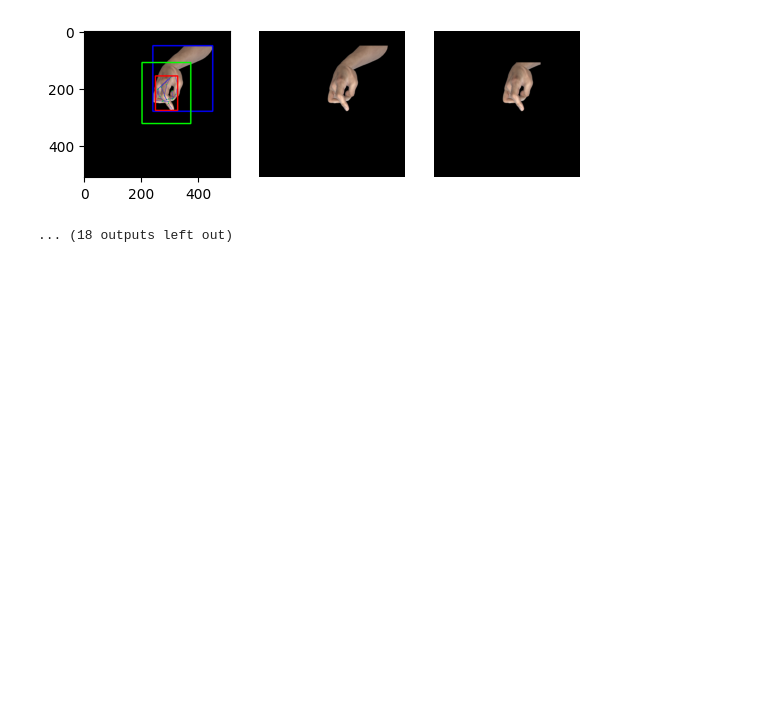
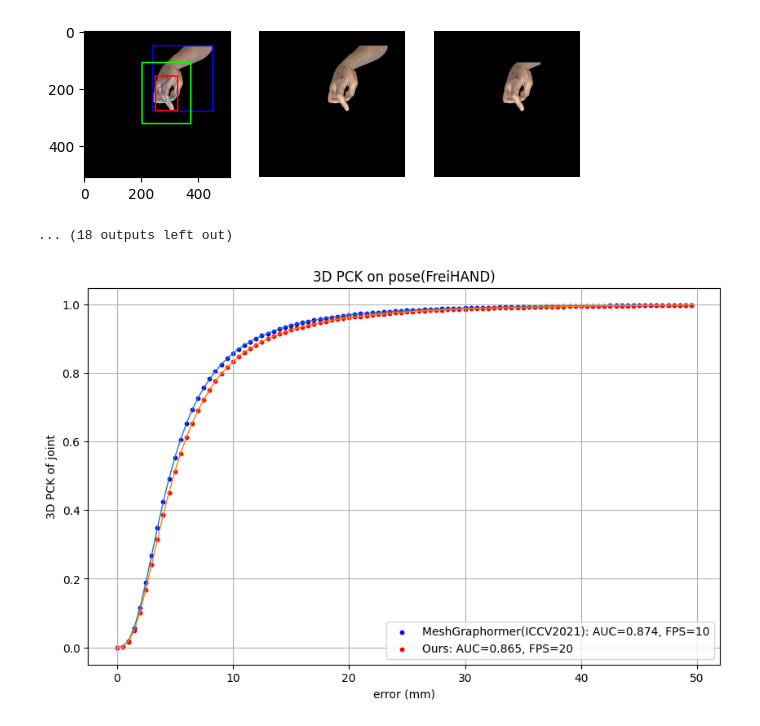
Before and after one commit to leejeongho3214/Synthetic-Hand-Dataset-Including-a-Forearm, a Jupyter notebook: src/tools/dataset.ipynb, the cells around one changed output. Cells and saved outputs as stored; diff of their text form; code cells hidden in the pictures; blank space fills up the shorter version.

```diff
--- a/src/tools/dataset.ipynb
+++ b/src/tools/dataset.ipynb
@@ -271,3 +271,37 @@ def visualize(image, joint_2d, bbox, bbox_hand, boundary):
 
 
     return fig
+# %%
+import json
+import pandas as pd
+import numpy as np
+import matplotlib.pyplot as plt
+
+with open('mesh.json', 'r') as f:
+    mesh = json.load(f)
+
+with open('ours.json', 'r') as f:
+    ours = json.load(f)
+
+new_index = np.arange(0, 50, 0.5)
+df1 = pd.DataFrame(mesh, index = new_index)
+df2 = pd.DataFrame(ours, index = new_index)
+df1.index.stop = 50
+df2.index.stop = 50
+plt.figure(figsize=(10, 6))  # 그래프의 크기 설정 (선택사항)
+plt.scatter(df1.index, df1, label='Data', s=10, color='blue', marker='o')  # s는 점의 크기
+plt.scatter(df2.index, df2, label='Data', s=10, color='red', marker='o')  # s는 점의 크기
+
+plt.plot(df1, linewidth=1, label='Line')
+plt.plot(df2, linewidth=1, label='Line')
+plt.grid(True)
+plt.title('3D PCK on pose(FreiHAND)')
+plt.xlabel('error (mm)')
+plt.ylabel('3D PCK of joint')
+
+# 범례 추가
+plt.legend(loc='best', labels=['MeshGraphormer(ICCV2021): AUC=0.874, FPS=10', 'Ours: AUC=0.865, FPS=20'])
+
+plt.show()
+# %% [output]
+[figure, added]
```
Also changed, not shown: 10 other files.
